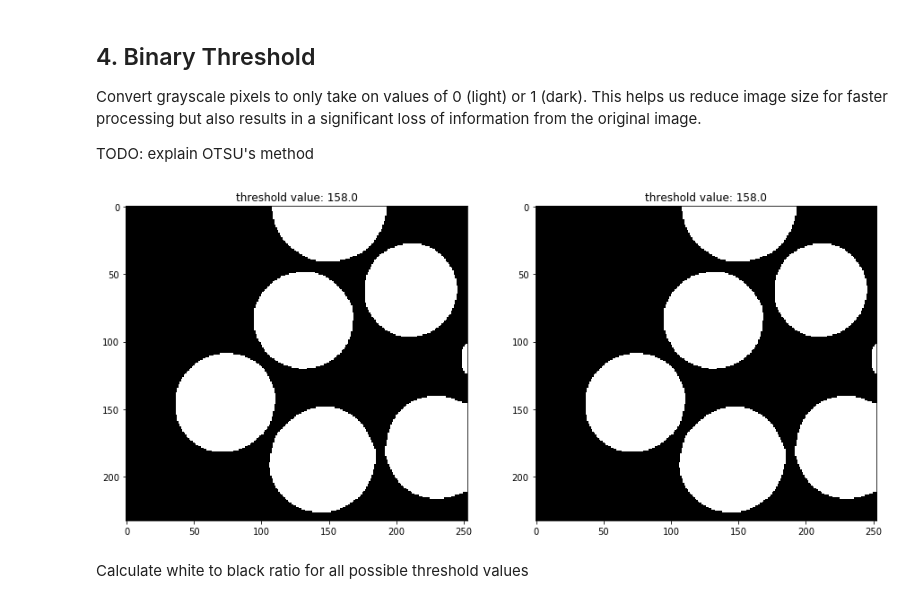
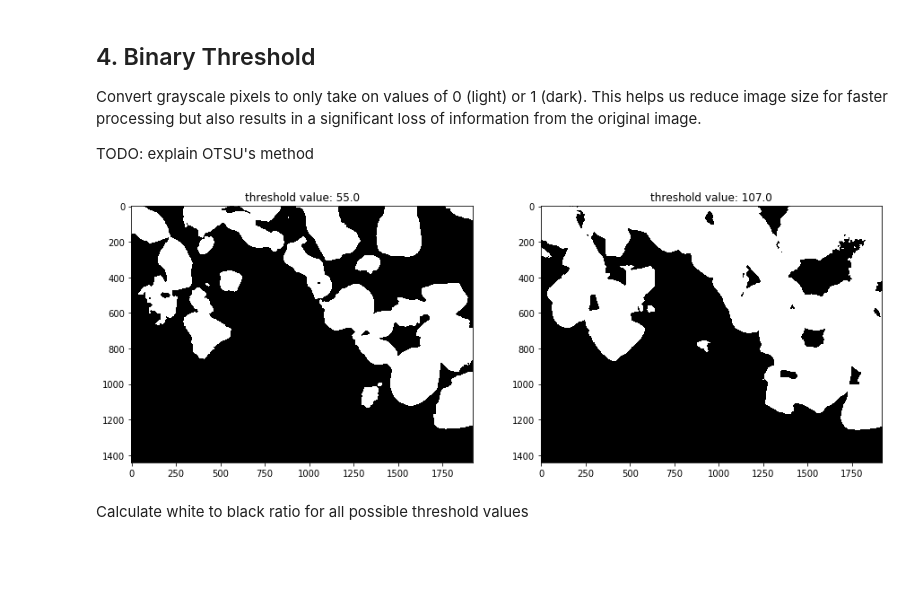
Before and after one commit to akshaytrikha/BTO-TEM-Processing, a Jupyter notebook: tem.ipynb, the cells around one changed output. Cells and saved outputs as stored; diff of their text form; code cells hidden in the pictures; blank space fills up the shorter version.

```diff
--- a/tem.ipynb
+++ b/tem.ipynb
@@ -49,8 +50,8 @@ We don't need to process input image with 3 color channels as TEM images tend to
 # display images inline in notebook, comment can't be on same line (glitch)
 %matplotlib inline
 
-# IMAGE_NAME = "TES-36a-cropped.tif"
-IMAGE_NAME = "Challenge_1.jpg"
+IMAGE_NAME = "TES-36a-cropped.tif"
+# IMAGE_NAME = "Challenge_2.png"
 
 color_image = cv.imread(IMAGE_NAME)
 gray_image = cv.cvtColor(color_image, cv.COLOR_BGR2GRAY)
@@ -97,16 +98,16 @@ TODO: explain OTSU's method
 # %%
 # auto binary threshold color image
 fig, (ax0, ax1) = plt.subplots(1, 2, figsize=(15,15))
-ret_1, thresh_1 = cv.threshold(blur_1, 158, 255, cv.THRESH_BINARY_INV)
+ret_1, thresh_1 = cv.threshold(blur_1, 55, 255, cv.THRESH_BINARY_INV)
 ax0.imshow(thresh_1, cmap = plt.cm.gray)
 ax0.set_title("threshold value: " + str(ret_1));
 
 # auto binary threshold grayscale image with Otsu’s method
 ret_2, thresh_2 = cv.threshold(blur_1, 120, 255, cv.THRESH_BINARY_INV + cv.THRESH_OTSU)
 ax1.imshow(thresh_2, cmap = plt.cm.gray)
 ax1.set_title("threshold value: " + str(ret_2));
 # %% [output]
-[figure, old version]
+[figure, new version]
 # %% [markdown]
 Calculate white to black ratio for all possible threshold values
 # %%
```
Also changed, not shown: parts of 22 cells of this notebook, 12 other files.
